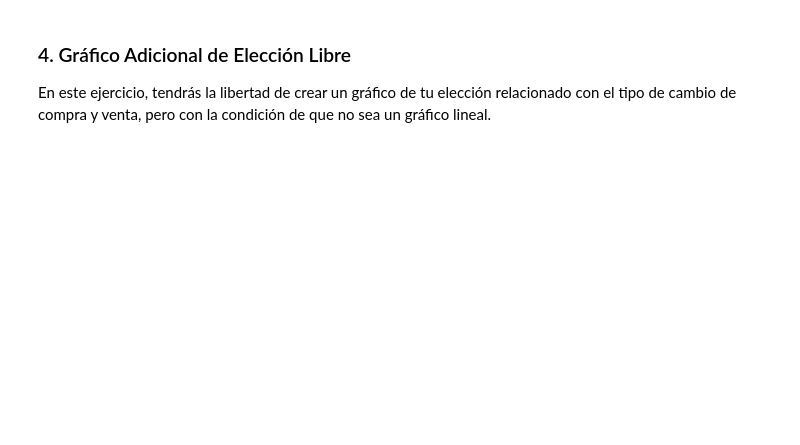
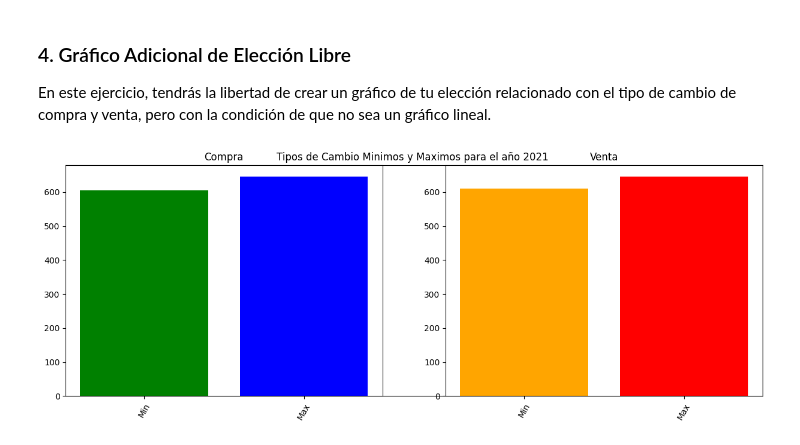
Before and after one commit to ajmenaa/phyton_basico_ICAI, a Jupyter notebook: Estudiantes/Orlando_Salazar/10_Matplotlib/Practica_9.ipynb, the cells around one changed output. Saved outputs shown, nothing was run; the diff lists cells and outputs as text; code cells hidden in the pictures; blank space fills up the shorter version.

```diff
--- a/Estudiantes/Orlando_Salazar/10_Matplotlib/Practica_9.ipynb
+++ b/Estudiantes/Orlando_Salazar/10_Matplotlib/Practica_9.ipynb
@@ -248,0 +261,55 @@ En este ejercicio, tendrás la libertad de crear un gráfico de tu elección rel
+# %%
+import pandas as pd
+import matplotlib.pyplot as plt
+
+##Pregunta el año a consultar
+anio = int(input('Digite el año que quiere comparar: '))
+
+data4 = data[data['DIA'].dt.year == anio]
+
+anios_grafico = ['Min','Max']
+
+# Selección de fechas
+fechas = data4["DIA"]
+
+# Tipo de cambio de compra
+tipo_cambio_compra_min = data4["COMPRA"].min()
+tipo_cambio_compra_max = data4["COMPRA"].max()
+
+# Tipo de cambio de venta
+tipo_cambio_venta_min = data4["VENTA"].min()
+tipo_cambio_venta_max = data4["VENTA"].max()
+
+tc_compra_lista = [tipo_cambio_compra_min,tipo_cambio_venta_max]
+tc_venta_lista = [tipo_cambio_venta_min,tipo_cambio_venta_max]
+
+#Oculto los valores default de los ejes X y Y
+ax = plt.gca()
+# Oculto x-axis
+ax.get_xaxis().set_visible(False)
+# Oculto y-axis
+ax.get_yaxis().set_visible(False)
+
+plt.rcParams["figure.figsize"] = (15,5)  # pulgadas de ancho y alto
+plt.title(f"Tipos de Cambio Minimos y Maximos para el año {anio} ")
+
+# Tabla 1x2 y dibujaremos en la celda 1
+plt.subplot(1, 2, 1)
+plt.title("Compra")
+# colores para cada barrra
+colors = ['green', 'blue']
+plt.bar(range(2),tc_compra_lista,color=colors)
+plt.xticks(range(2),anios_grafico,rotation=60)
+
+# Tabla 1x2 y dibujaremos en la celda 2
+plt.subplot(1, 2, 2)
+plt.title("Venta")
+# colores para cada barrra
+colors = ['orange', 'red']
+plt.bar(range(2),tc_venta_lista,color=colors)
+plt.xticks(range(2),anios_grafico,rotation=60)
+
+# Dibujamos el conjunto
+plt.show()
+# %% [output]
+[figure, added]
```
Also changed, not shown: parts of 4 cells of this notebook.
